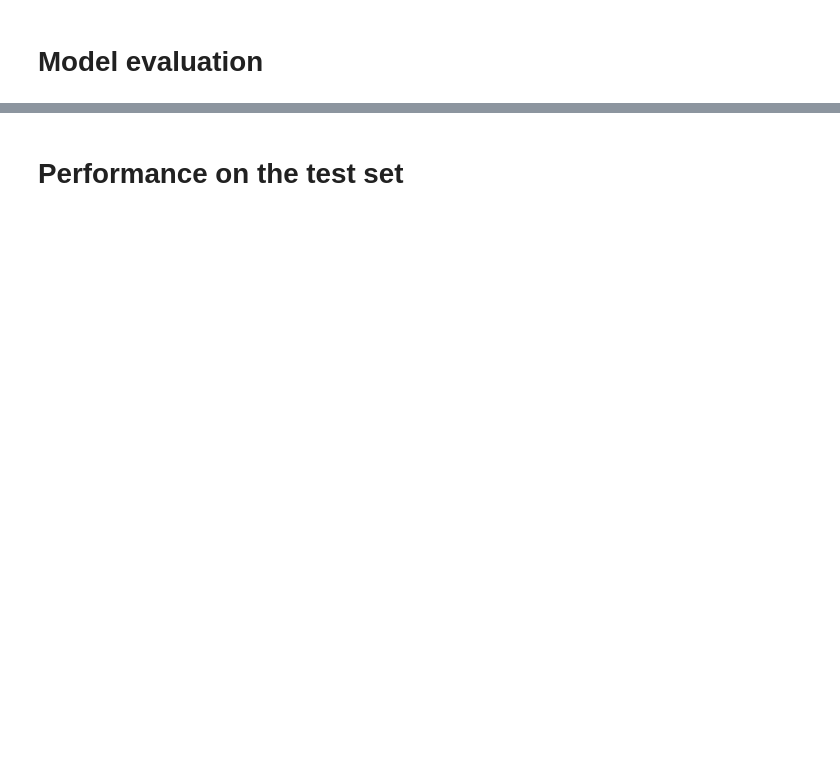
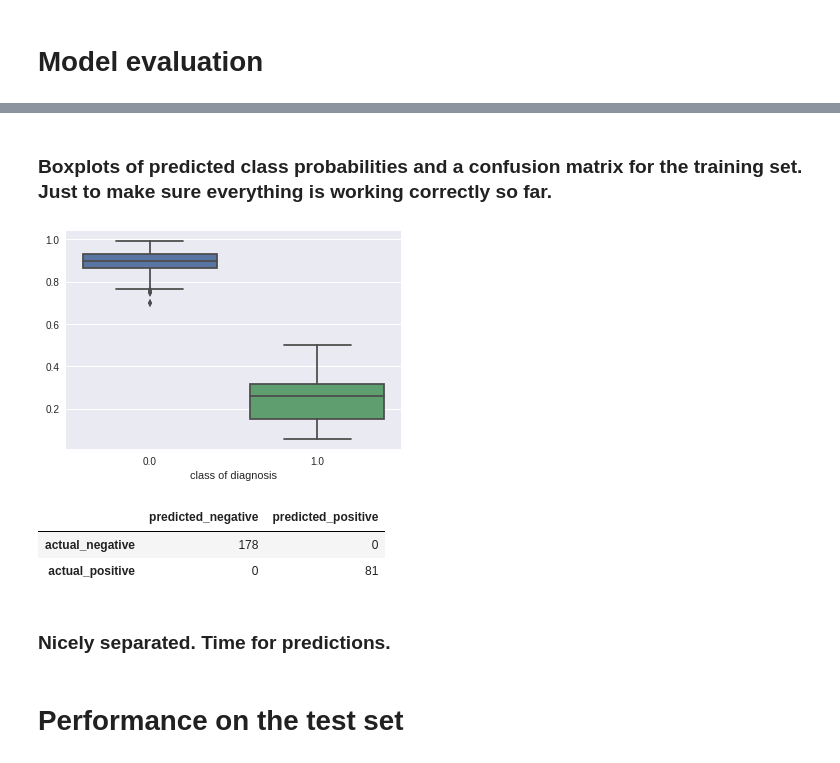
Before and after one commit to cheminfIBB/MM-diagnosis, a Jupyter notebook: random_forest_model.ipynb, the cells around one changed output, grey strips where cells are left out. Cells and saved outputs as stored; diff of their text form; code cells hidden in the pictures; blank space fills up the shorter version.

```diff
--- a/random_forest_model.ipynb
+++ b/random_forest_model.ipynb
@@ -128,5 +119,24 @@ RandomForestClassifier(bootstrap=True, class_weight=None, criterion='gini',
             min_samples_split=2, min_weight_fraction_leaf=0.0,
             n_estimators=100, n_jobs=-1, oob_score=False, random_state=123,
             verbose=0, warm_start=False)
+# %% [markdown]
+### Boxplots of predicted class probabilities and a confusion matrix for the training set. Just to make sure everything is working correctly so far.
+# %%
+pred_train = grid_model.predict(X_train)
+pred_prob_train = grid_model.predict_proba(X_train)
+sns.boxplot(y_train, pred_prob_train.T[0])
+plt.show()
+# %% [output]
+[figure, added]
+# %%
+pd.DataFrame(data=confusion_matrix(y_train, pred_train),
+             columns=('predicted_negative', 'predicted_positive'),
+             index=('actual_negative', 'actual_positive'))
+# %% [output]
+|  | predicted_negative | predicted_positive |
+| actual_negative | 178 | 0 |
+| actual_positive | 0 | 81 |
+# %% [markdown]
+### Nicely separated. Time for predictions.
 # %% [markdown]
 # Performance on the test set
```
Also changed, not shown: parts of 25 cells of this notebook.
